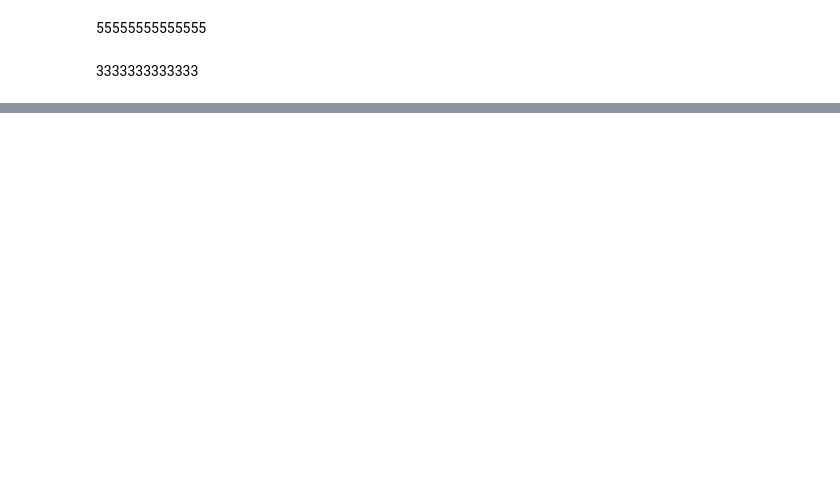
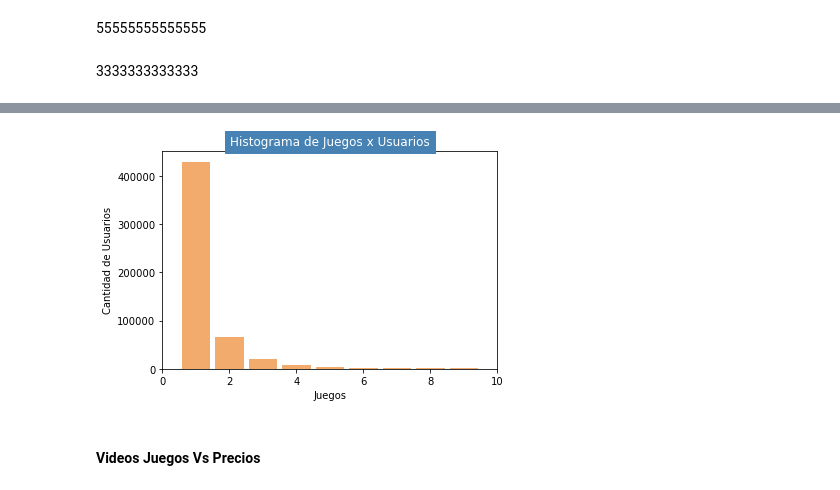
Before and after one commit to gonzalogperez/sistemas-recomendacion-steam, a Jupyter notebook: DS_Proyecto_03_SR.ipynb, the cells around one changed output, grey strips where cells are left out. Drawn from its saved outputs; the diff is of its cells as text; code cells hidden in the pictures; blank space fills up the shorter version.

```diff
--- a/DS_Proyecto_03_SR.ipynb
+++ b/DS_Proyecto_03_SR.ipynb
@@ -292,0 +322,28 @@ mergeado[['username','product_id','title']]
+# %%
+intervalos = range(min(data2.cnt_juegosxusuarios), max(data2.cnt_juegosxusuarios) + 2) #calculamos los extremos de los intervalos
+
+#defino la figura
+fig, axes = plt.subplots(1,1)
+
+axes.set_title("Cantidad de Juegos x Usuario",fontsize = 10, color = "w", fontstretch=0, backgroundcolor="SteelBlue")
+#plt.sca(axes[0, 1])
+#plt.sca(axes[0])
+plt.xticks(rotation=0)
+axes.set_xlabel("Usuarios")
+axes.set_ylabel("Cantidades")
+
+
+plot.title('Histograma de Juegos x Usuarios')
+axes.hist(x=data2.cnt_juegosxusuarios, bins=intervalos, color='#F2AB6D', rwidth=0.85, align='left')
+#plot.hist(x=data2.cnt_juegosxusuarios, bins=50, color='#F2AB6D', rwidth=0.90)
+plot.xlim([0, 10])
+plot.xlabel('Juegos')
+plot.ylabel('Cantidad de Usuarios')
+#plot.xticks(intervalos)
+#for rect in axes.patches:
+#    axes.text (rect.get_x() + rect.get_width()  / 2,rect.get_height()+ 0.75,rect.get_height(),horizontalalignment='center', fontsize = 11)
+plot.show()
+# %% [output]
+[figure, added]
+# %% [markdown]
+#### Videos Juegos Vs Precios
```
Also changed, not shown: parts of 66 cells of this notebook.
